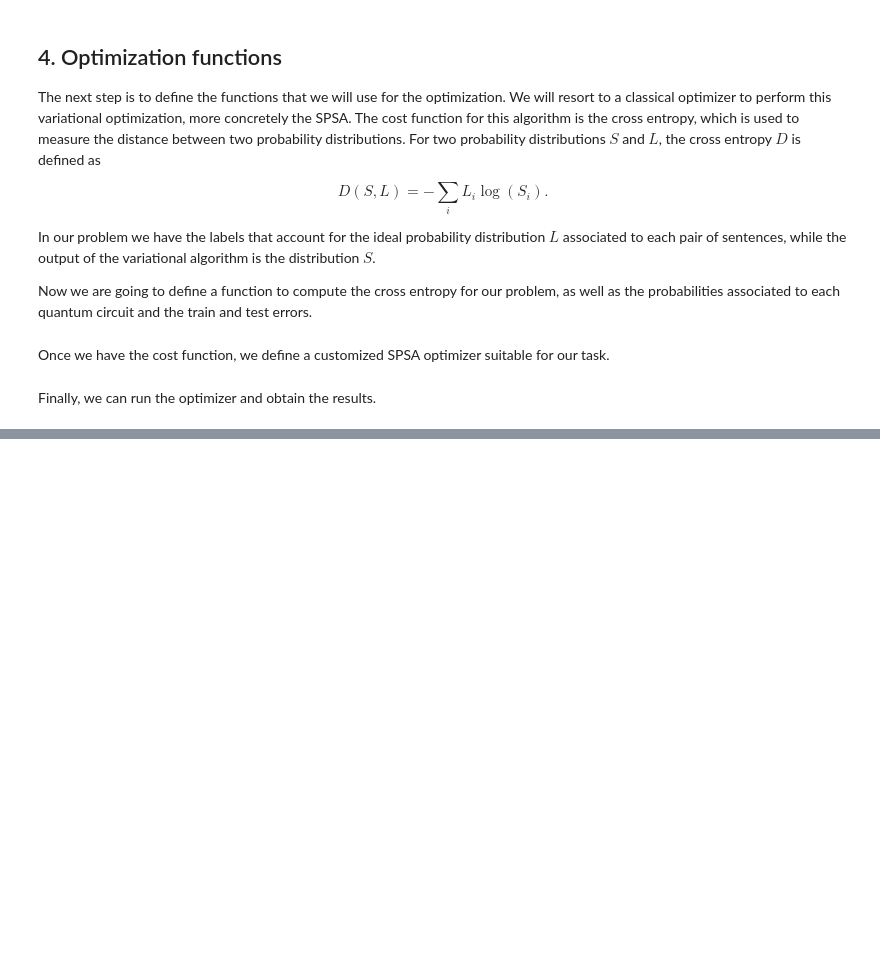
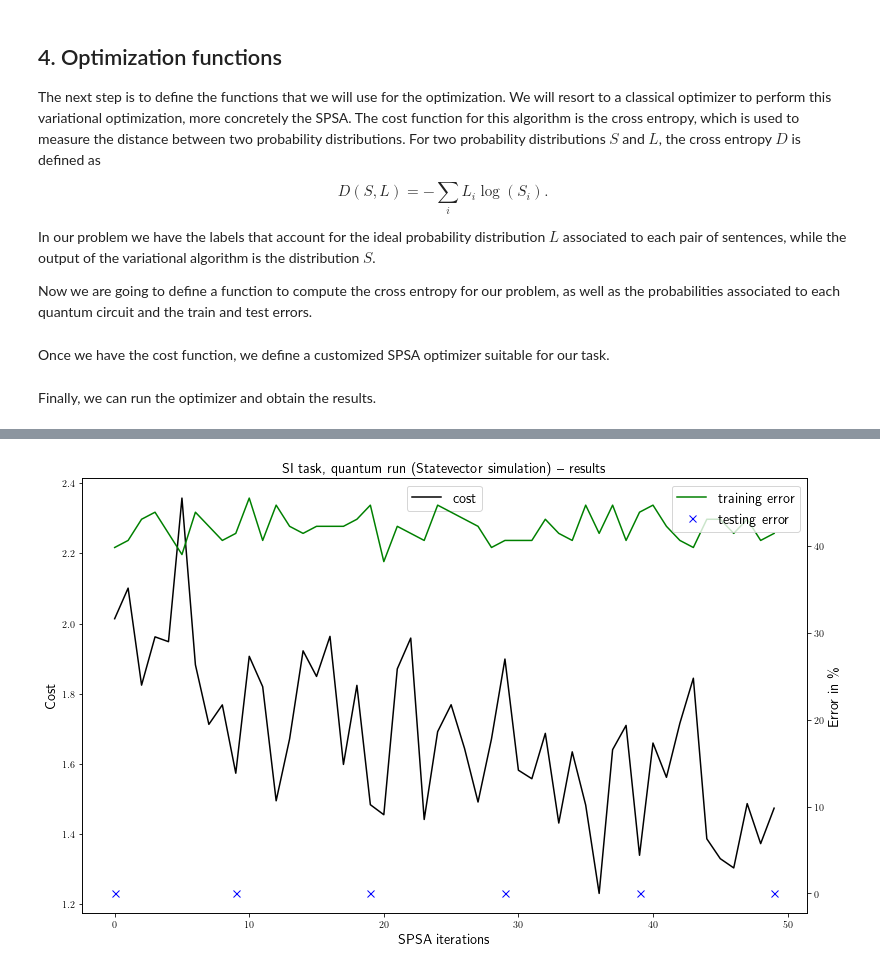
Before and after one commit to PaulaGarciaMolina/QNLP_Qiskit_Hackathon, a Jupyter notebook: semantic_interpretation/semantic_interpretation_iqp.ipynb, the cells around one changed output, grey strips where cells are left out. Saved outputs shown, nothing was run; the diff lists cells and outputs as text; code cells hidden in the pictures; blank space fills up the shorter version.

```diff
--- a/semantic_interpretation/semantic_interpretation_iqp.ipynb
+++ b/semantic_interpretation/semantic_interpretation_iqp.ipynb
@@ -629,0 +737,25 @@ print('Correct predictions (test):',correct/len(test_results_tweaked))
+# %%
+#****************************************************
+# Summary plot
+#****************************************************
+from matplotlib import pyplot as plt
+
+plt.rcParams.update({"text.usetex": True})
+fig, ax1 = plt.subplots(figsize=(13, 8))
+
+ax1.plot(range(len(cost_history)), cost_history, '-k', markersize=4, label='cost')
+ax1.set_ylabel(r"Cost", fontsize='x-large')
+ax1.set_xlabel(r"SPSA~iterations", fontsize='x-large')
+ax1.legend(loc='upper center', fontsize='x-large')
+
+ax2 = ax1.twinx()
+ax2.set_ylabel(r"Error in \%", fontsize='x-large')
+ax2.plot(range(len(error_train_history)), error_train_history, '-g', markersize=4, label='training error')
+ax2.plot(iters_selected, error_test_history, 'xb', markersize=7, label='testing error')
+ax2.legend(loc='upper right', fontsize='x-large')
+
+plt.title('SI task, quantum run (Statevector simulation) -- results', fontsize='x-large')
+plt.savefig('SI_task_Results.png', dpi=300, facecolor='white')
+plt.show()
+# %% [output]
+[figure, added]
```
Also changed, not shown: parts of 23 cells of this notebook, 1 other file.
